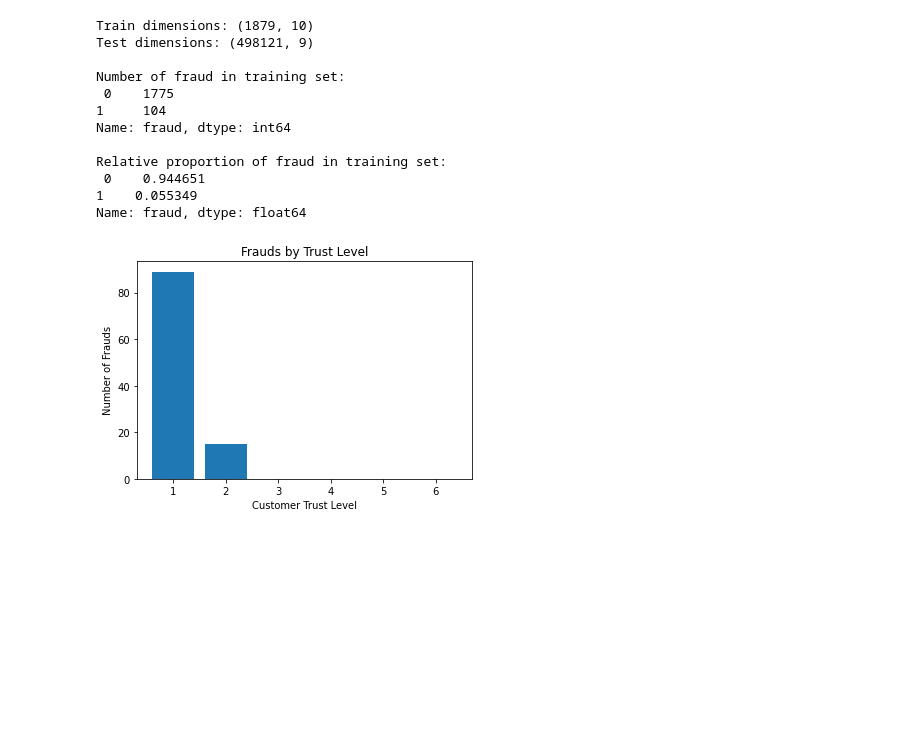
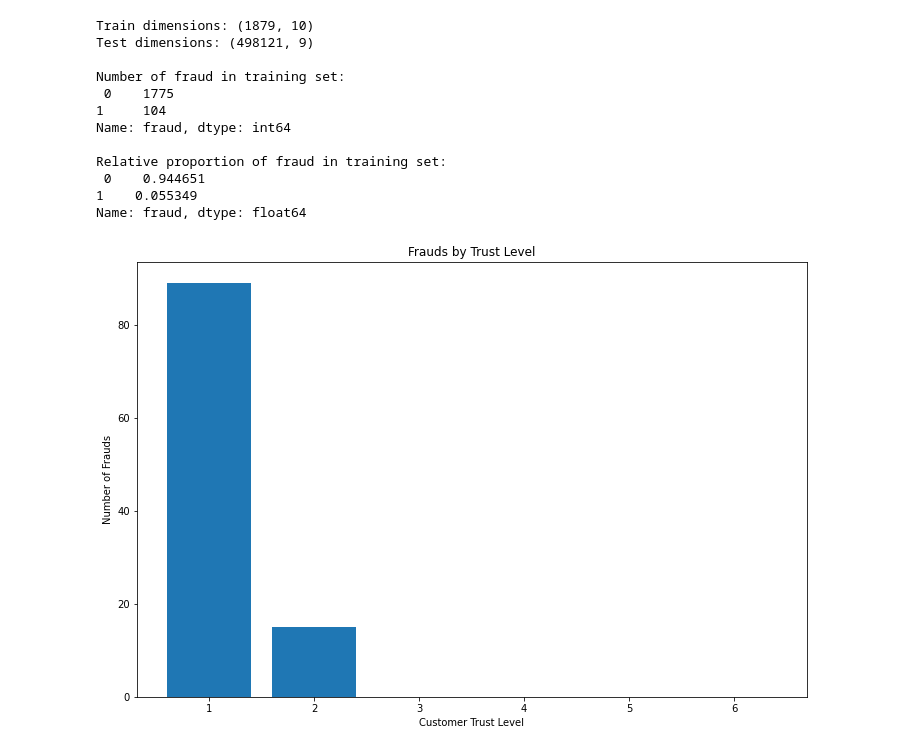
Before and after one commit to Evan-Callaghan/DATA-448-Predictive-Analytics, a Jupyter notebook: Homework Assignments/Homework Assignment 1.ipynb, the cells around one changed output. Saved outputs shown, nothing was run; the diff lists cells and outputs as text; code cells hidden in the pictures; blank space fills up the shorter version.

```diff
--- a/Homework Assignments/Homework Assignment 1.ipynb
+++ b/Homework Assignments/Homework Assignment 1.ipynb
@@ -71,20 +79,20 @@ Name: fraud, dtype: float64
 # %%
 ## 3. a) Visualization 1 -- Bar plot of total number of frauds for each "Trust Level" group
 
 trust = train.groupby('trustLevel').sum()
 
-fig = plt.figure()
+fig = plt.figure(figsize = (12,8))
 plt.bar(trust.index, trust['fraud'])
 plt.title('Frauds by Trust Level')
 plt.xlabel('Customer Trust Level')
 plt.ylabel('Number of Frauds')
 plt.show()
 
 ## Clearly, we can see that the higher customer trust scores have no fraud transactions. All frauds
 ## are made up of customers with a trust score of 1 or 2. This seems to be an important variable for
 ## fraud detection.
 # %% [output]
-[figure, old version]
+[figure, new version]
 # %%
 ## 3. b) Visualization 2 -- Bar plot of average number of scanned products between fraud and
 ## not fraud transactions
```
Also changed, not shown: parts of 11 cells of this notebook.
